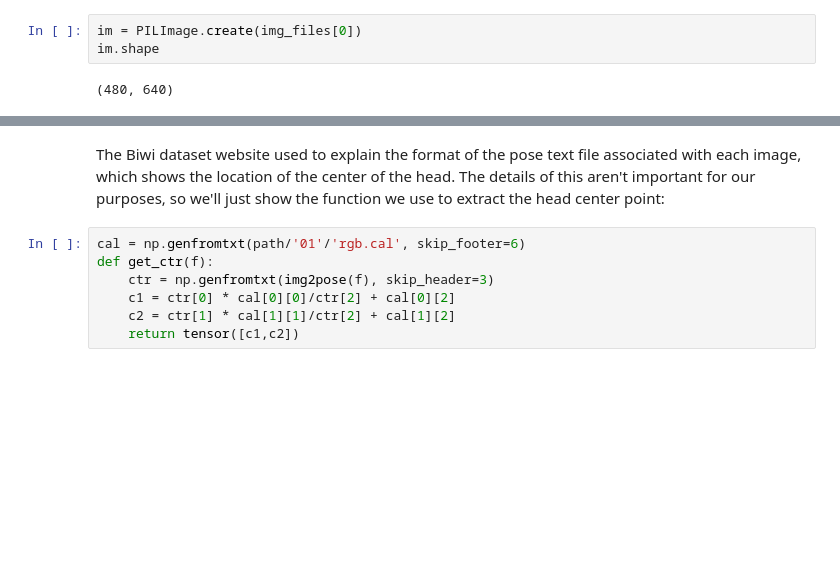
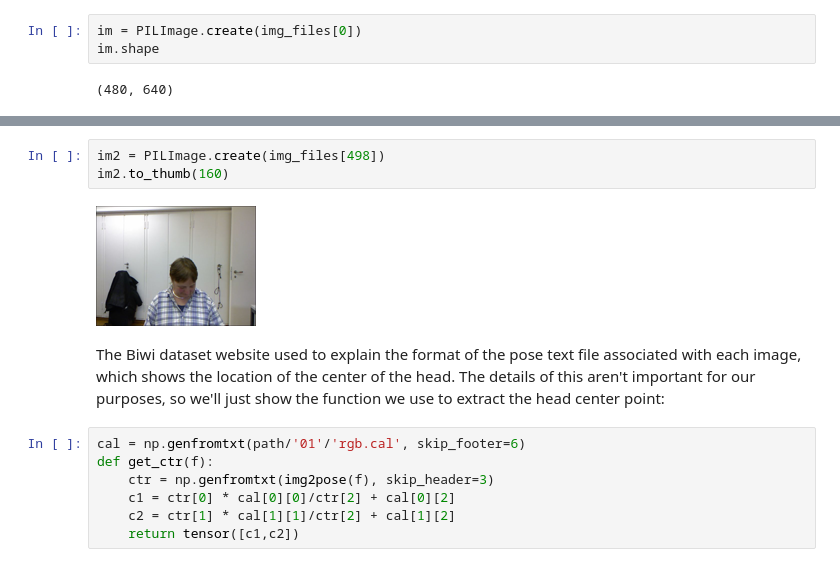
Before and after one commit to minheq/fastbook, a Jupyter notebook: 06_multicat.ipynb, the cells around one changed output, grey strips where cells are left out. Saved outputs shown, nothing was run; the diff lists cells and outputs as text; blank space fills up the shorter version.

```diff
--- a/06_multicat.ipynb
+++ b/06_multicat.ipynb
@@ -454,3 +523,8 @@ im.to_thumb(160)
+# %%
+im2 = PILImage.create(img_files[498])
+im2.to_thumb(160)
+# %% [output]
+[figure, added]
 # %% [markdown]
 The Biwi dataset website used to explain the format of the pose text file associated with each image, which shows the location of the center of the head. The details of this aren't important for our purposes, so we'll just show the function we use to extract the head center point:
 # %%
```
Also changed, not shown: parts of 38 cells of this notebook, 11 other files.
